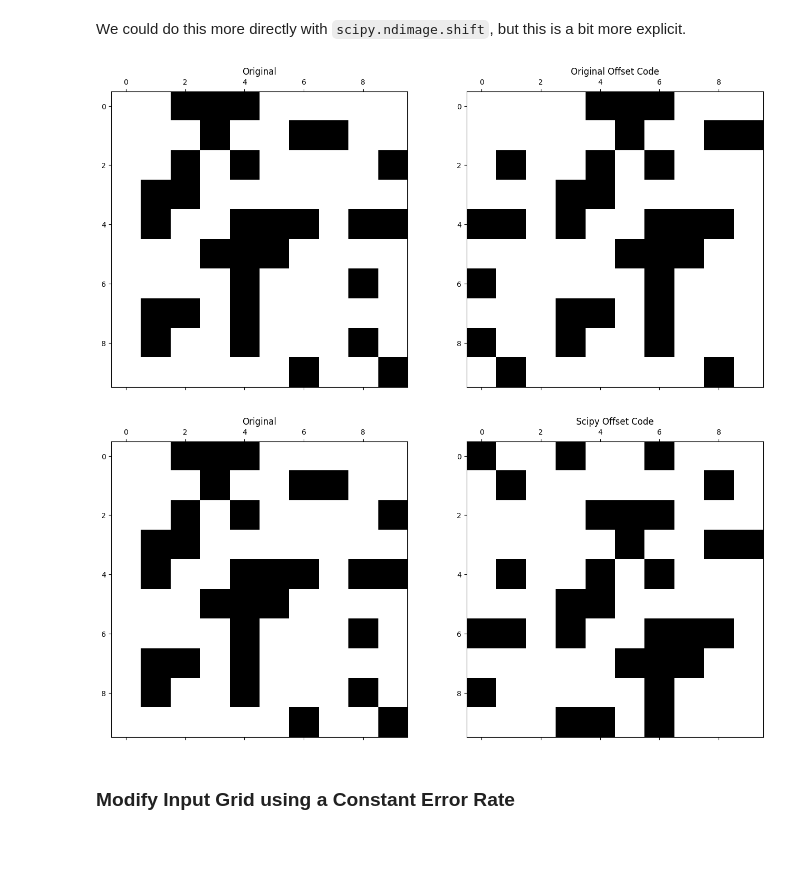
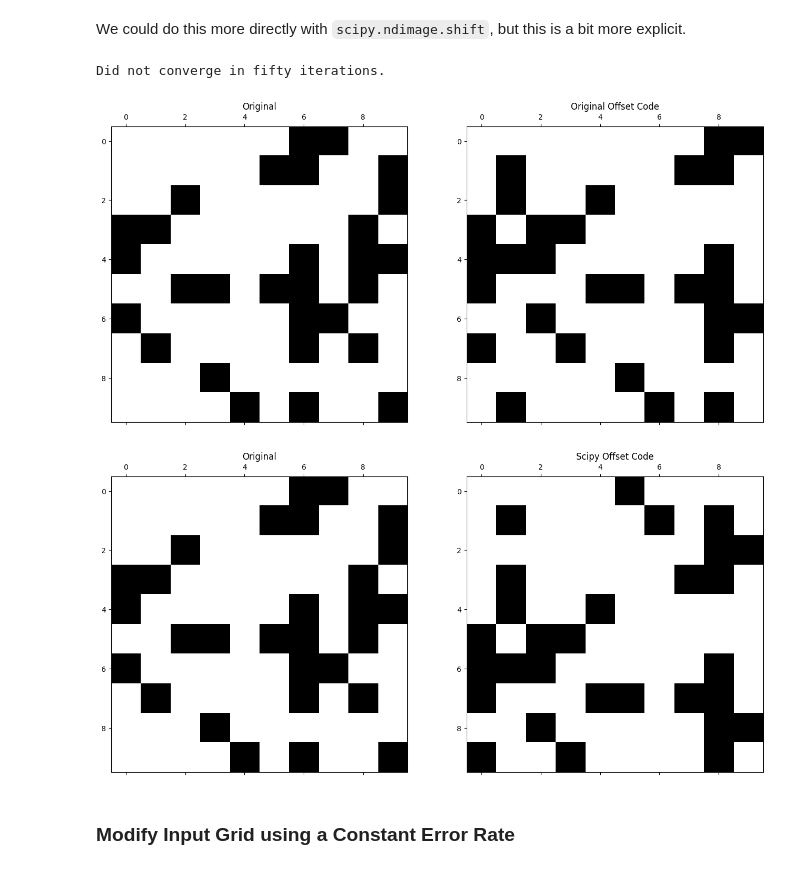
Before and after one commit to daltonkw/bedrock-mapping-accuracy, a Jupyter notebook: Notes_Original.ipynb, the cells around one changed output. Drawn from its saved outputs; the diff is of its cells as text; code cells hidden in the pictures.

```diff
--- a/Notes_Original.ipynb
+++ b/Notes_Original.ipynb
@@ -379,29 +377,30 @@ def model_offset(z: np.ndarray, dn: int) -> Tuple[np.ndarray, float]:
 # %%
 fig, ax = plt.subplots(1, 2, figsize=(16,8))
 
-mat1, _ = generate_grid(length=10, frac=0.3, scale=1, seed_no=26)
+mat1, _ = generate_grid(length=10, frac=0.3, scale=1, seed_no=65)
 ax[0].matshow(mat1, cmap='binary')
 ax[0].set_title('Original')
 mat2, _ = model_offset(z=mat1, dn=2)
 ax[1].matshow(mat2, cmap='binary')
 ax[1].set_title('Original Offset Code')
 
 plt.show()
 # %% [output]
+Did not converge in fifty iterations.
-[figure, old version]
+[figure, new version]
 # %%
 fig, ax = plt.subplots(1, 2, figsize=(16,8))
 
-mat1, _ = generate_grid(length=10, frac=0.3, scale=1, seed_no=26)
+#mat1, _ = generate_grid(length=10, frac=0.2, scale=1, seed_no=65)
 ax[0].matshow(mat1, cmap='binary')
 ax[0].set_title('Original')
-mat2 = mat_offset(z=mat1, offset_x=2, offset_y=2)
+mat2, _ = mat_offset(z=mat1, offset_x=2, offset_y=2)
 ax[1].matshow(mat2, cmap='binary')
 ax[1].set_title('Scipy Offset Code')
 
 plt.show()
 # %% [output]
-[figure, old version]
+[figure, new version]
 # %% [markdown]
 ### Modify Input Grid using a Constant Error Rate
 # %% [markdown]
```
Also changed, not shown: parts of 1 cell of this notebook.
